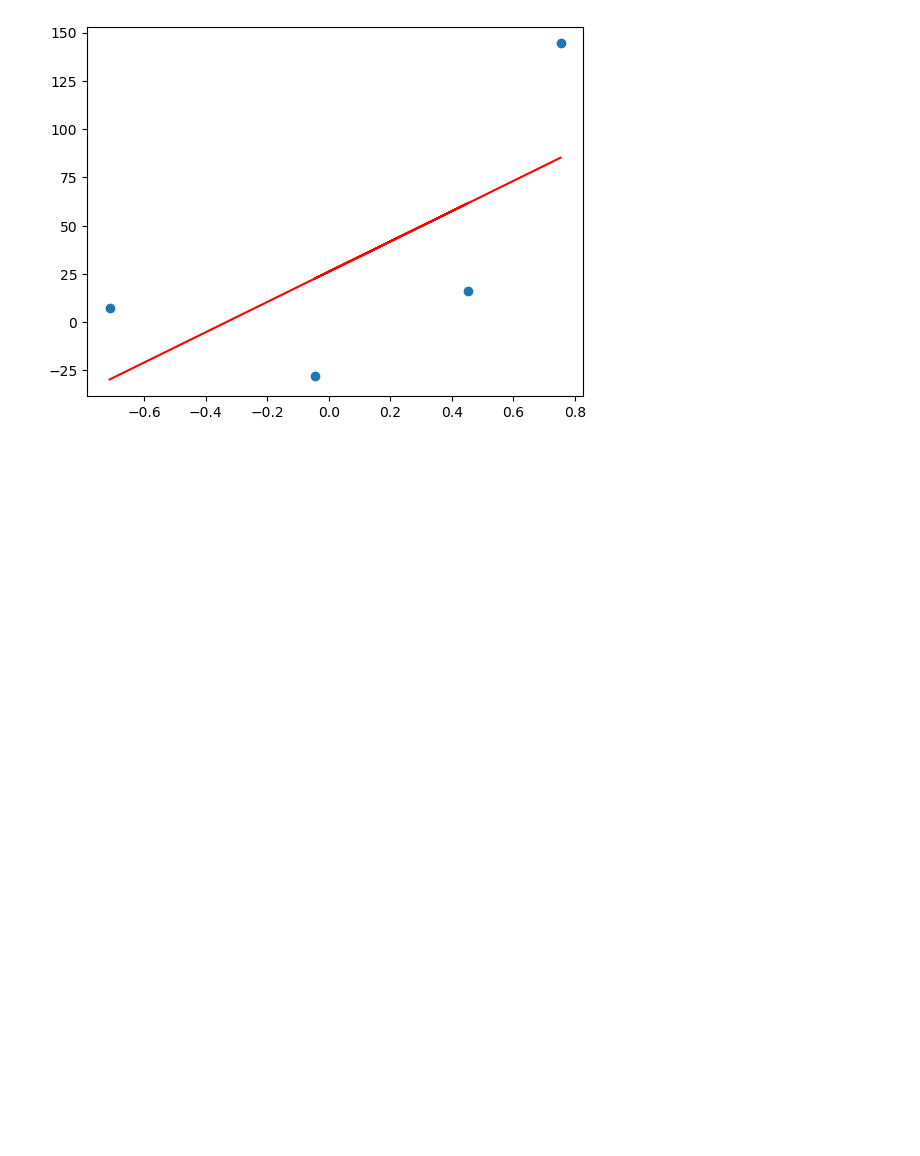
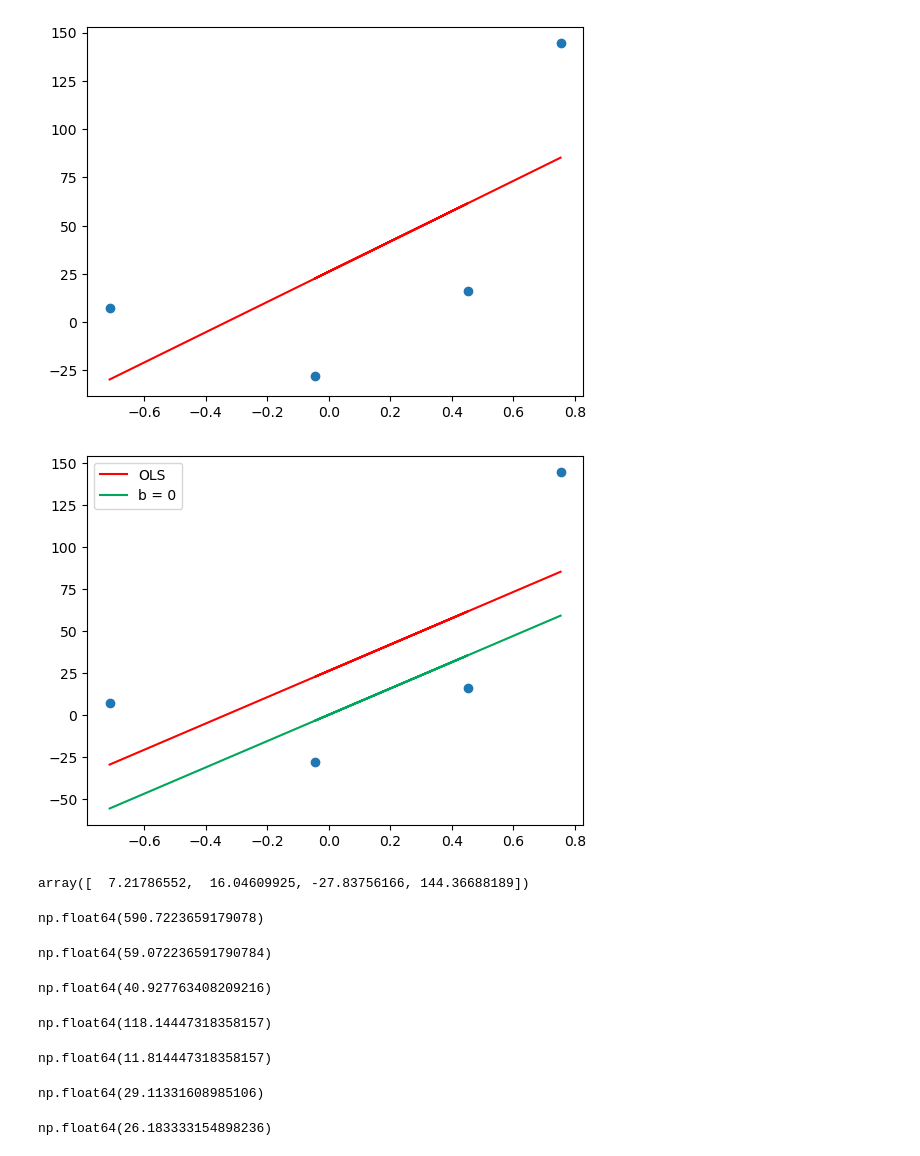
Before and after one commit to Sanguine175/Gradient-Descend-, a Jupyter notebook: gradient1.ipynb, the cells around one changed output. Cells and saved outputs as stored; diff of their text form; code cells hidden in the pictures; blank space fills up the shorter version.

```diff
--- a/gradient1.ipynb
+++ b/gradient1.ipynb
@@ -35,3 +35,15 @@ plt.plot(X,reg.predict(X),color='red')
 # %% [output]
 [<matplotlib.lines.Line2D at 0x...>]
 [figure]
+# %%
+# Lets apply Gradient Descent assuming slope is constant m = 78.35
+# and let's assume the starting value for intercept b = 0
+y_pred = ((78.35 * X) + 0).reshape(4)
+# %%
+plt.scatter(X,y)
+plt.plot(X,reg.predict(X),color='red',label='OLS')
+plt.plot(X,y_pred,color='#00a65a',label='b = 0')
+plt.legend()
+plt.show()
+# %% [output]
+[figure, added]
@@ -37,0 +56,58 @@ plt.plot(X,reg.predict(X),color='red')
+# %%
+y
+# %% [output]
+array([  7.21786552,  16.04609925, -27.83756166, 144.36688189])
+# %%
+m = 78.35
+b = 100
+
+loss_slope = -2 * np.sum(y - m*X.ravel() - b)
+loss_slope
+# %% [output]
+np.float64(590.7223659179078)
+# %%
+lr = 0.1
+
+step_size = loss_slope*lr
+step_size
+# %% [output]
+np.float64(59.072236591790784)
+# %%
+b = b - step_size
+b
+# %% [output]
+np.float64(40.927763408209216)
+# %%
+m = 78.35
+b = 40.927763408209216
+
+loss_slope = -2 * np.sum(y - m*X.ravel() - b)
+loss_slope
+# %% [output]
+np.float64(118.14447318358157)
+# %%
+lr = 0.1
+
+step_size = loss_slope*lr
+step_size
+# %% [output]
+np.float64(11.814447318358157)
+# %%
+b = b - step_size
+b
+# %% [output]
+np.float64(29.11331608985106)
+# %%
+m = 78.35
+b = 26.2778487334451
+
+loss_slope = -2 * np.sum(y - m*X.ravel() - b)
+loss_slope
+lr = 0.1
+
+step_size = loss_slope*lr
+step_size
+b = b - step_size
+b
+# %% [output]
+np.float64(26.183333154898236)
```
Also changed, not shown: parts of 2 cells of this notebook.
